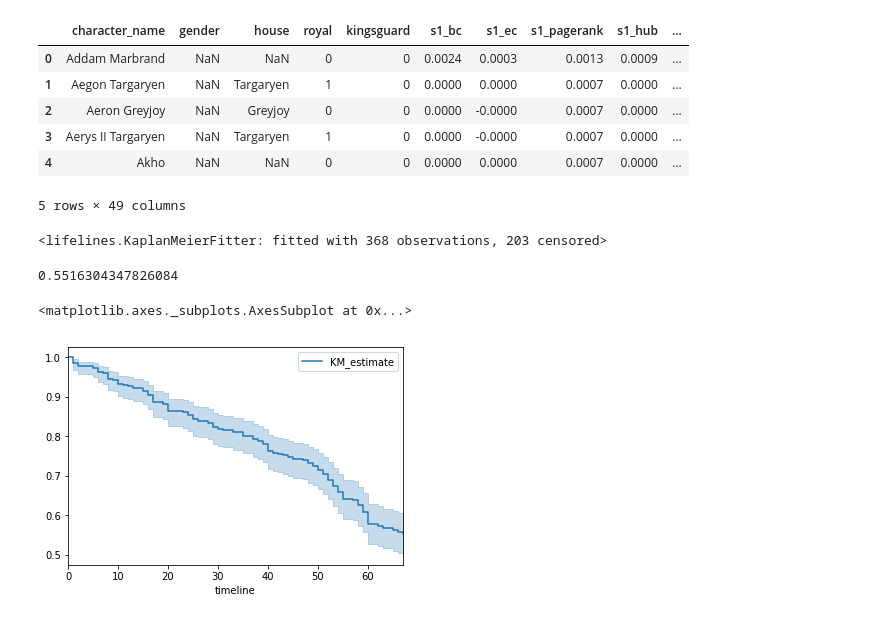
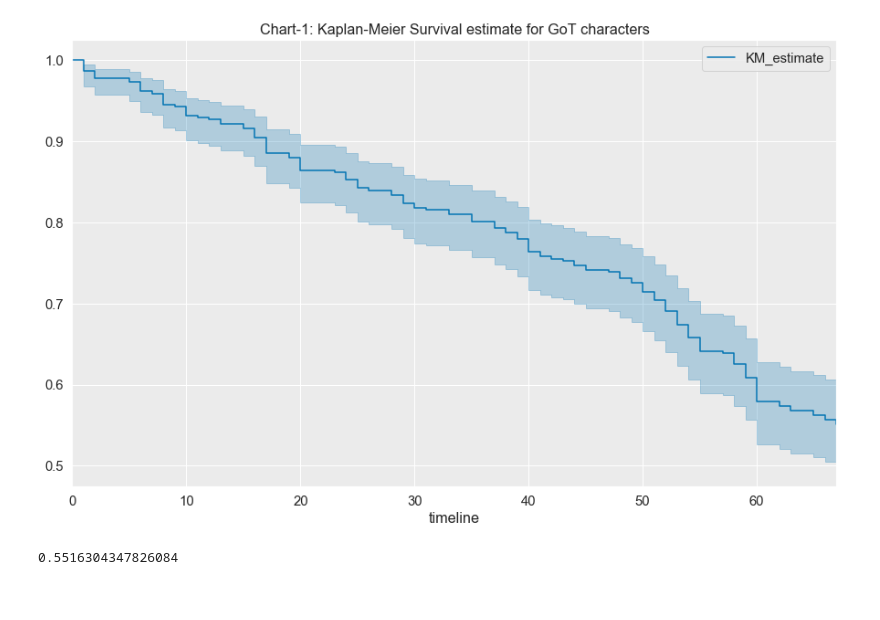
Before and after one commit to genielab/got_survival_analysis, a Jupyter notebook: notebooks/GameOfThrones_SurvivalAnalysis.ipynb, the cells around one changed output. Cells and saved outputs as stored; diff of their text form; code cells hidden in the pictures.

```diff
--- a/notebooks/GameOfThrones_SurvivalAnalysis.ipynb
+++ b/notebooks/GameOfThrones_SurvivalAnalysis.ipynb
@@ -70,15 +65,8 @@ memory usage: 138.1+ KB
-# %%
-character_df.head()
-# %% [output]
-|  | character_name | gender | house | royal | kingsguard | s1_bc | s1_ec | s1_pagerank | s1_hub | ... |
-| 0 | Addam Marbrand | NaN | NaN | 0 | 0 | 0.0024 | 0.0003 | 0.0013 | 0.0009 | ... |
-| 1 | Aegon Targaryen | NaN | Targaryen | 1 | 0 | 0.0000 | 0.0000 | 0.0007 | 0.0000 | ... |
-| 2 | Aeron Greyjoy | NaN | Greyjoy | 0 | 0 | 0.0000 | -0.0000 | 0.0007 | 0.0000 | ... |
-| 3 | Aerys II Targaryen | NaN | Targaryen | 1 | 0 | 0.0000 | -0.0000 | 0.0007 | 0.0000 | ... |
-| 4 | Akho | NaN | NaN | 0 | 0 | 0.0000 | 0.0000 | 0.0007 | 0.0000 | ... |
-5 rows × 49 columns
 # %%
 kmf = KaplanMeierFitter()
 kmf.fit(durations = character_df.duration_in_episodes, event_observed = character_df.is_dead)
+ax = kmf.plot_survival_function()
+ax.set_title('Chart-1: Kaplan-Meier Survival estimate for GoT characters')
+ax.get_figure().savefig("chart1.png")
 # %% [output]
-<lifelines.KaplanMeierFitter: fitted with 368 observations, 203 censored>
+[figure, added]
@@ -97,5 +78,0 @@ kmf.predict(67)
-# %%
-kmf.plot_survival_function()
-# %% [output]
-<matplotlib.axes._subplots.AxesSubplot at 0x...>
-[figure, removed]
```
Also changed, not shown: parts of 29 cells of this notebook, 5 other files.
